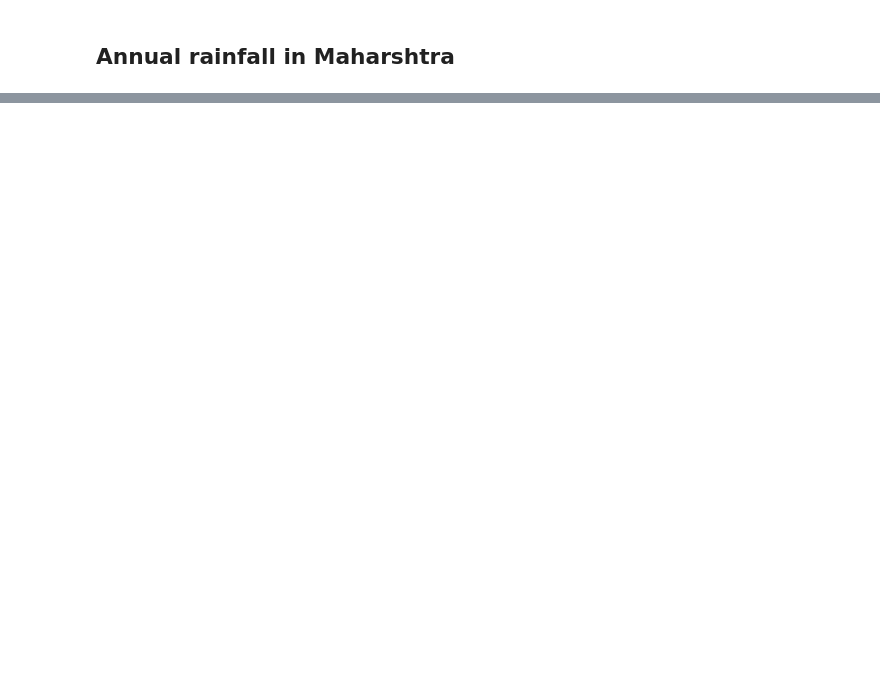
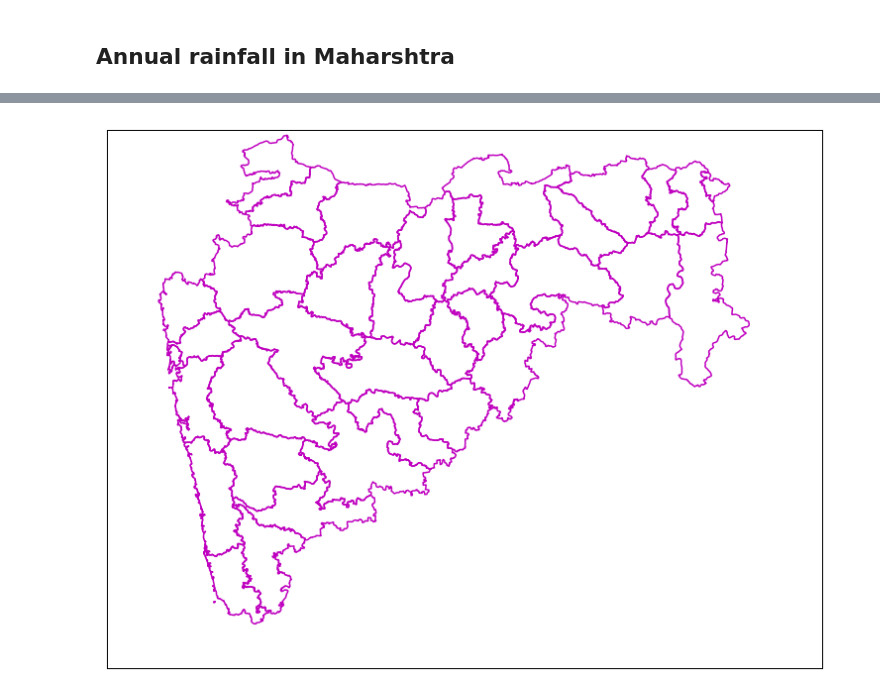
Before and after one commit to Abhishekmamidi123/Time-Series-Forecasting, a Jupyter notebook: Maharashtra/Maharashtra_Analysis.ipynb, the cells around one changed output, grey strips where cells are left out. Cells and saved outputs as stored; diff of their text form; code cells hidden in the pictures; blank space fills up the shorter version.

Commit message:
Maharashtra Map updated

```diff
--- a/Maharashtra/Maharashtra_Analysis.ipynb
+++ b/Maharashtra/Maharashtra_Analysis.ipynb
@@ -265,0 +247,20 @@ Annual_rainfall.plot(figsize=(12,8))
+# %%
+plt.figure(figsize=(15,10))
+
+map = Basemap(projection='lcc',resolution='l', llcrnrlon=72,
+               llcrnrlat=15,urcrnrlon=82,urcrnrlat=22,lat_0=16,lon_0=75.11)
+
+map.drawmapboundary(fill_color='white')
+map.fillcontinents(color='white',lake_color='white')
+#map.drawcoastlines()
+
+#map.readshapefile('sample_files/comarques', 'comarques')
+map.readshapefile('gadm36_IND_shp/gadm36_IND_2', 'gadm36_IND_2', drawbounds = False)
+
+for info, shape in zip(map.gadm36_IND_2_info, map.gadm36_IND_2):
+    if(info['NAME_1'] == 'Maharashtra'):
+        x, y = zip(*shape)
+        map.plot(x, y, marker=None,color='m')
+plt.show()
+# %% [output]
+[figure, added]
```
Also changed, not shown: parts of 33 cells of this notebook.
